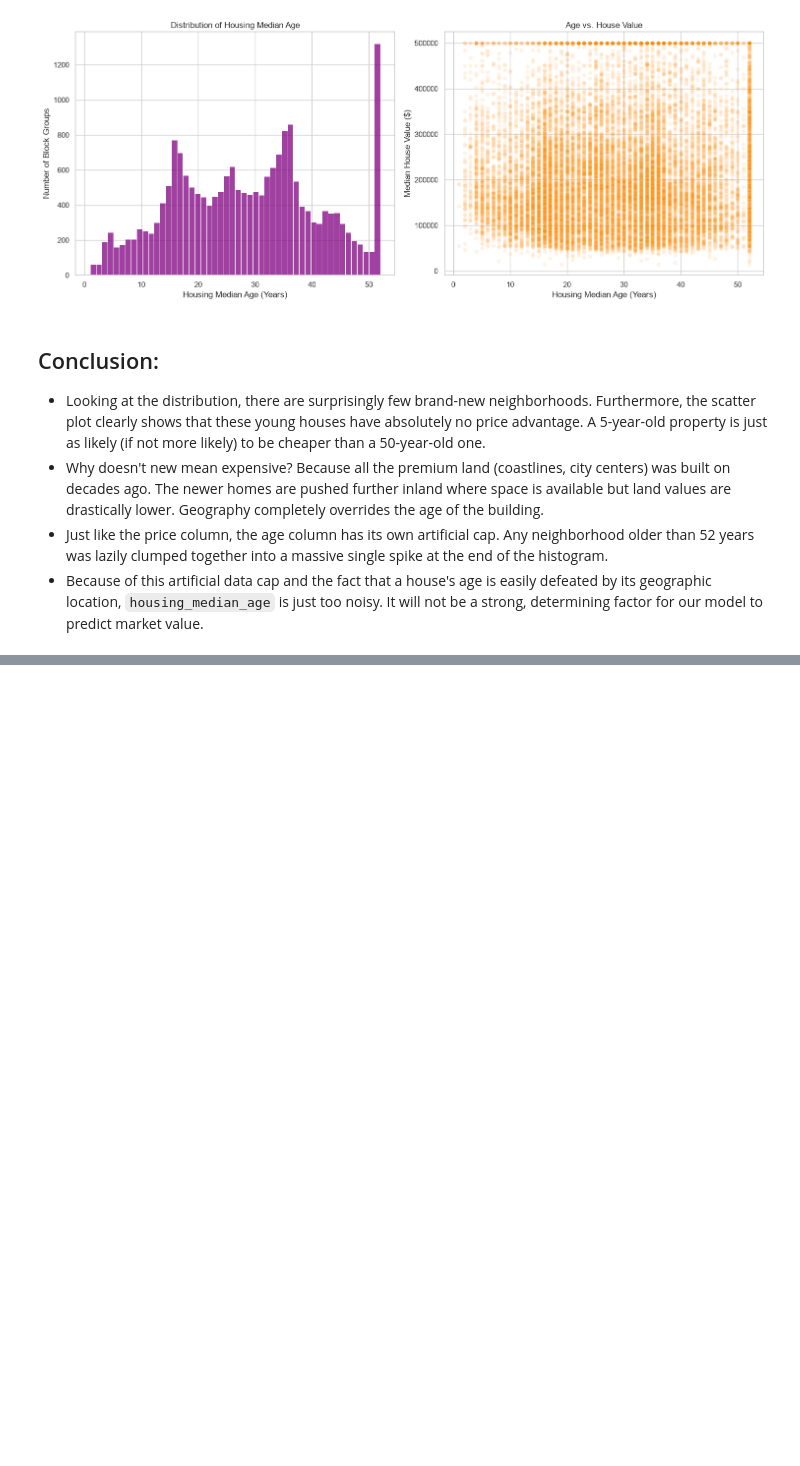
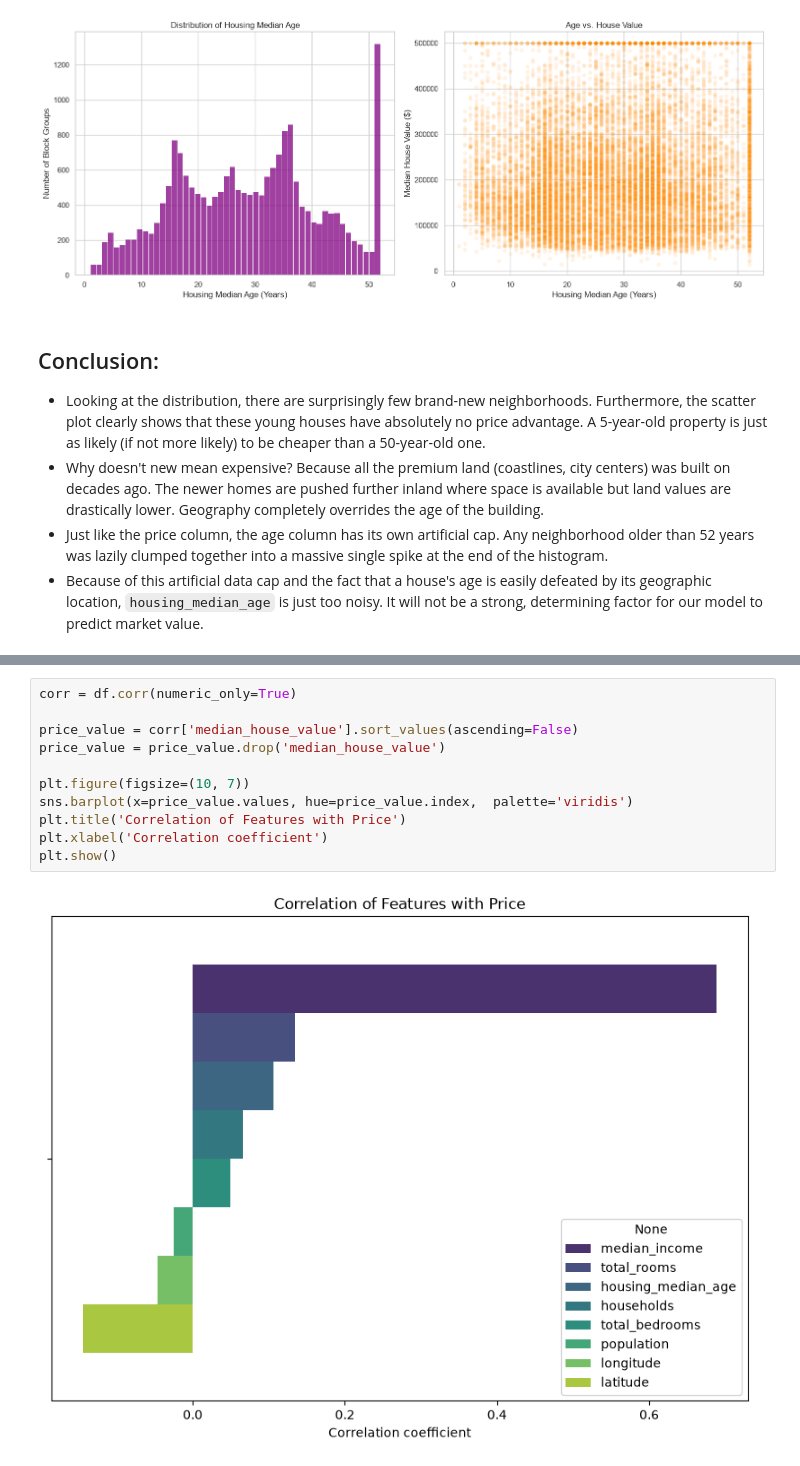
Before and after one commit to kovexison/Practica-AI, a Jupyter notebook: 01-ML-Regression/house_pricing.ipynb, the cells around one changed output, grey strips where cells are left out. Saved outputs shown, nothing was run; the diff lists cells and outputs as text; blank space fills up the shorter version.

```diff
--- a/01-ML-Regression/house_pricing.ipynb
+++ b/01-ML-Regression/house_pricing.ipynb
@@ -344,0 +353,13 @@ plt.show()
+# %%
+corr = df.corr(numeric_only=True)
+
+price_value = corr['median_house_value'].sort_values(ascending=False)
+price_value = price_value.drop('median_house_value')
+
+plt.figure(figsize=(10, 7))
+sns.barplot(x=price_value.values, hue=price_value.index,  palette='viridis')
+plt.title('Correlation of Features with Price')
+plt.xlabel('Correlation coefficient')
+plt.show()
+# %% [output]
+[figure, added]
```
Also changed, not shown: parts of 4 cells of this notebook.
